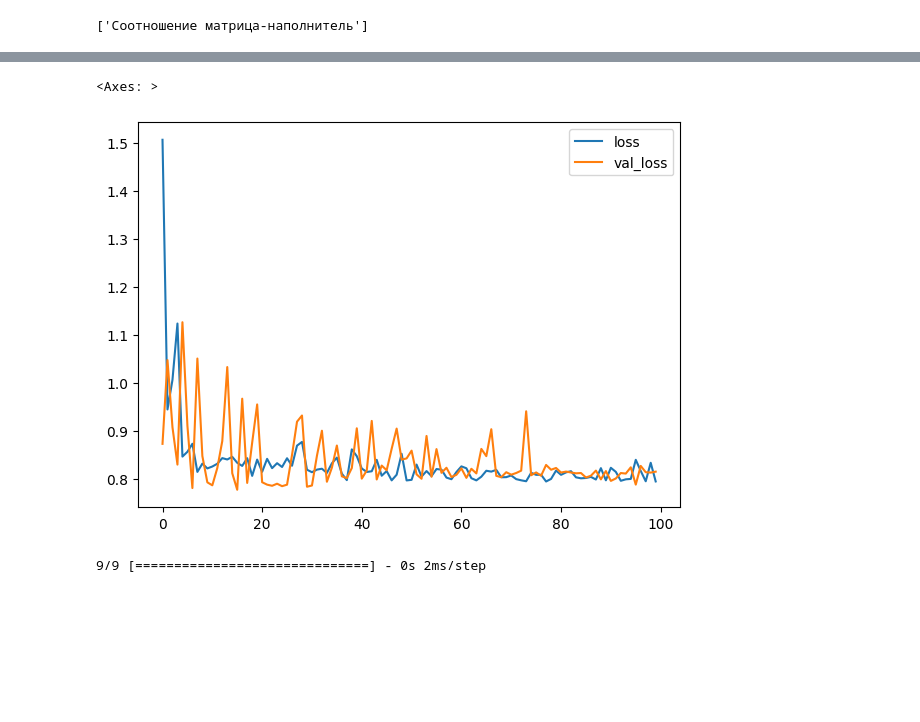
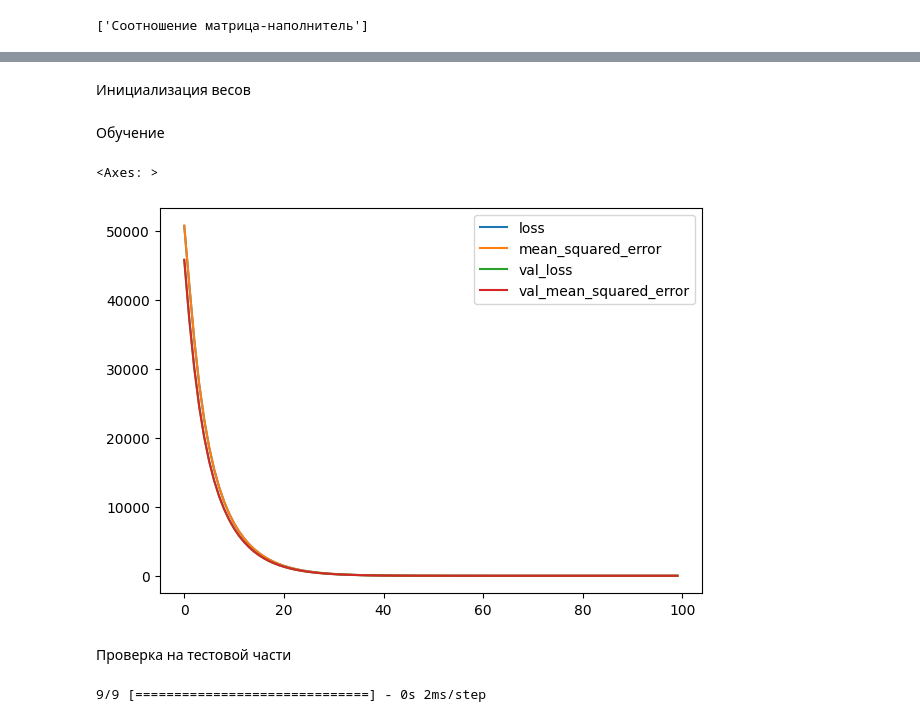
Before and after one commit to ritulupov/BKP, a Jupyter notebook: notebook.ipynb, the cells around one changed output, grey strips where cells are left out. Drawn from its saved outputs; the diff is of its cells as text; code cells hidden in the pictures; blank space fills up the shorter version.

```diff
--- a/notebook.ipynb
+++ b/notebook.ipynb
@@ -1128,5 +1270,2 @@ Trainable params: 77,377
 Non-trainable params: 0
 _________________________________________________________________
-# %%
-#model = make_pipeline(StandardScaler(), nn_model)
-model = nn_model
@@ -1133,14 +1283,30 @@ model = nn_model
+# %% [markdown]
+Инициализация весов
+# %%
+wg = model.get_weights()
+# %%
+
+model.set_weights(
+    #[np.random.uniform(0, 1, (i.shape)) for i in model.get_weights()]
+    [np.random.sample(i.shape) for i in model.get_weights()]
+    )
+# %%
+model.set_weights(wg())
+# %% [markdown]
+Обучение
 # %%
 history = model.fit(X_train, y_train,
-                    batch_size=10,
+                    batch_size=60,
                     epochs=100,
                     verbose=0,
                     validation_split=0.3
                     )
 pd.DataFrame(history.history).plot(figsize=(7, 5)) # метрики и функции потерь
 # %% [output]
 <Axes: >
-[figure, old version]
+[figure, new version]
+# %% [markdown]
+Проверка на тестовой части
 # %%
 y_pred = model.predict(X_test)
 # %% [output]
```
Also changed, not shown: parts of 41 cells of this notebook, 10 other files.
